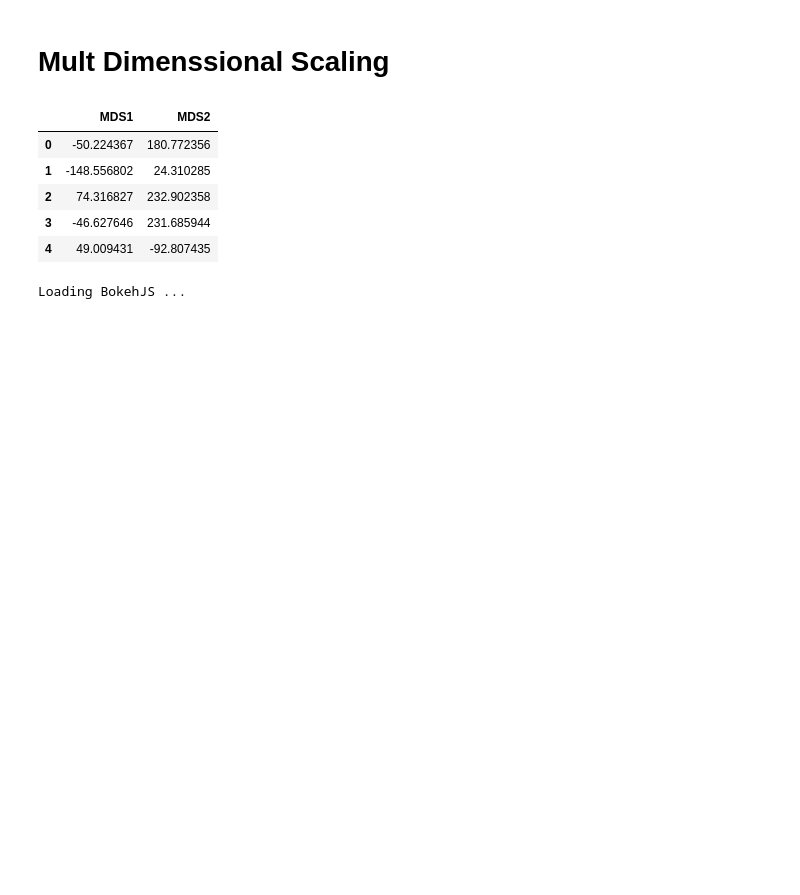
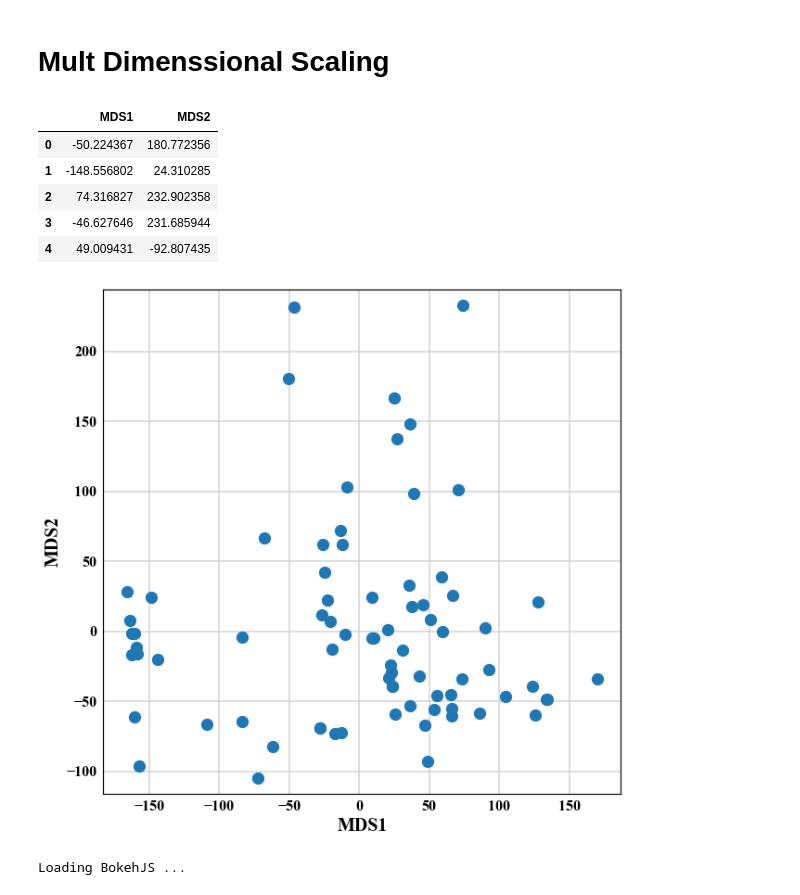
Before and after one commit to MHadavand/Lessons, a Jupyter notebook: Multi-Dimensional Scaling (MDS).ipynb, the cells around one changed output. Drawn from its saved outputs; the diff is of its cells as text; code cells hidden in the pictures; blank space fills up the shorter version.

```diff
--- a/Multi-Dimensional Scaling (MDS).ipynb
+++ b/Multi-Dimensional Scaling (MDS).ipynb
@@ -85,4 +85,15 @@ MDS_Coords.head()
 | 2 | 74.316827 | 232.902358 |
 | 3 | -46.627646 | 231.685944 |
 | 4 | 49.009431 | -92.807435 |
+# %%
+%matplotlib inline
+fig = plt.figure(figsize=(10,10))
+ax=fig.add_subplot(111)
+ax.scatter(MDS_Coords['MDS1'], MDS_Coords['MDS2'], s=150)
+ax.set_xlabel('MDS1')
+ax.set_ylabel('MDS2')
+ax.set_aspect('equal', 'datalim')
+ax.grid()
+# %% [output]
+[figure, added]
 # %%
```
Also changed, not shown: parts of 1 cell of this notebook.
